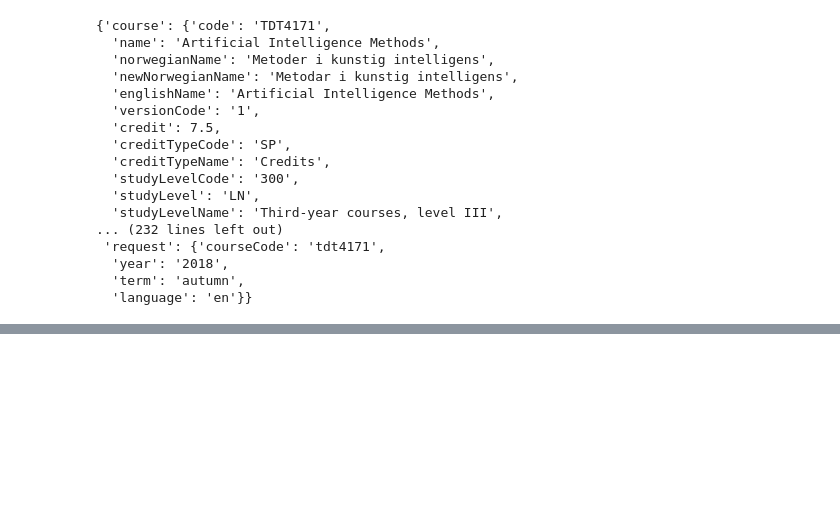
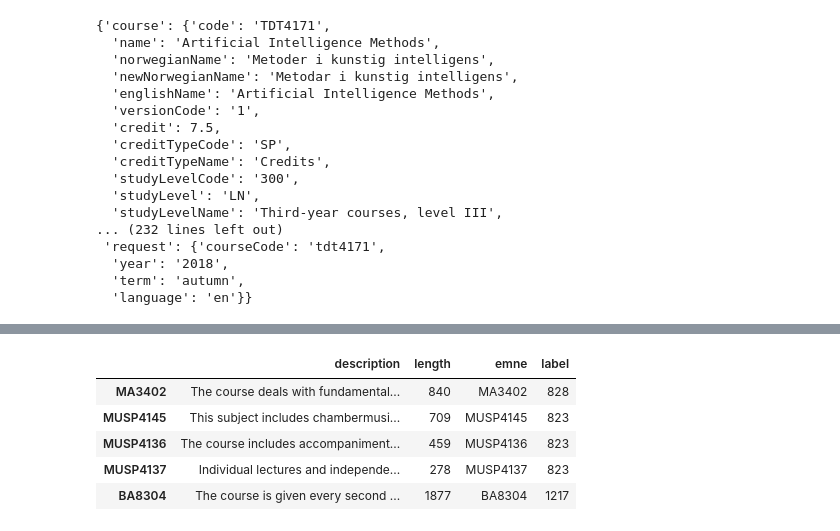
Before and after one commit to thomasht86/itdagene_norconsult, a Jupyter notebook: get_data.ipynb, the cells around one changed output, grey strips where cells are left out. Cells and saved outputs as stored; diff of their text form; code cells hidden in the pictures; blank space fills up the shorter version.

```diff
--- a/get_data.ipynb
+++ b/get_data.ipynb
@@ -263,0 +519,9 @@ ask_query("How taxes influence Economics?")
+# %%
+doc_df.head()
+# %% [output]
+|  | description | length | emne | label |
+| MA3402 | The course deals with fundamental... | 840 | MA3402 | 828 |
+| MUSP4145 | This subject includes chambermusi... | 709 | MUSP4145 | 823 |
+| MUSP4136 | The course includes accompaniment... | 459 | MUSP4136 | 823 |
+| MUSP4137 | Individual lectures and independe... | 278 | MUSP4137 | 823 |
+| BA8304 | The course is given every second ... | 1877 | BA8304 | 1217 |
```
Also changed, not shown: parts of 51 cells of this notebook, 4 other files.
